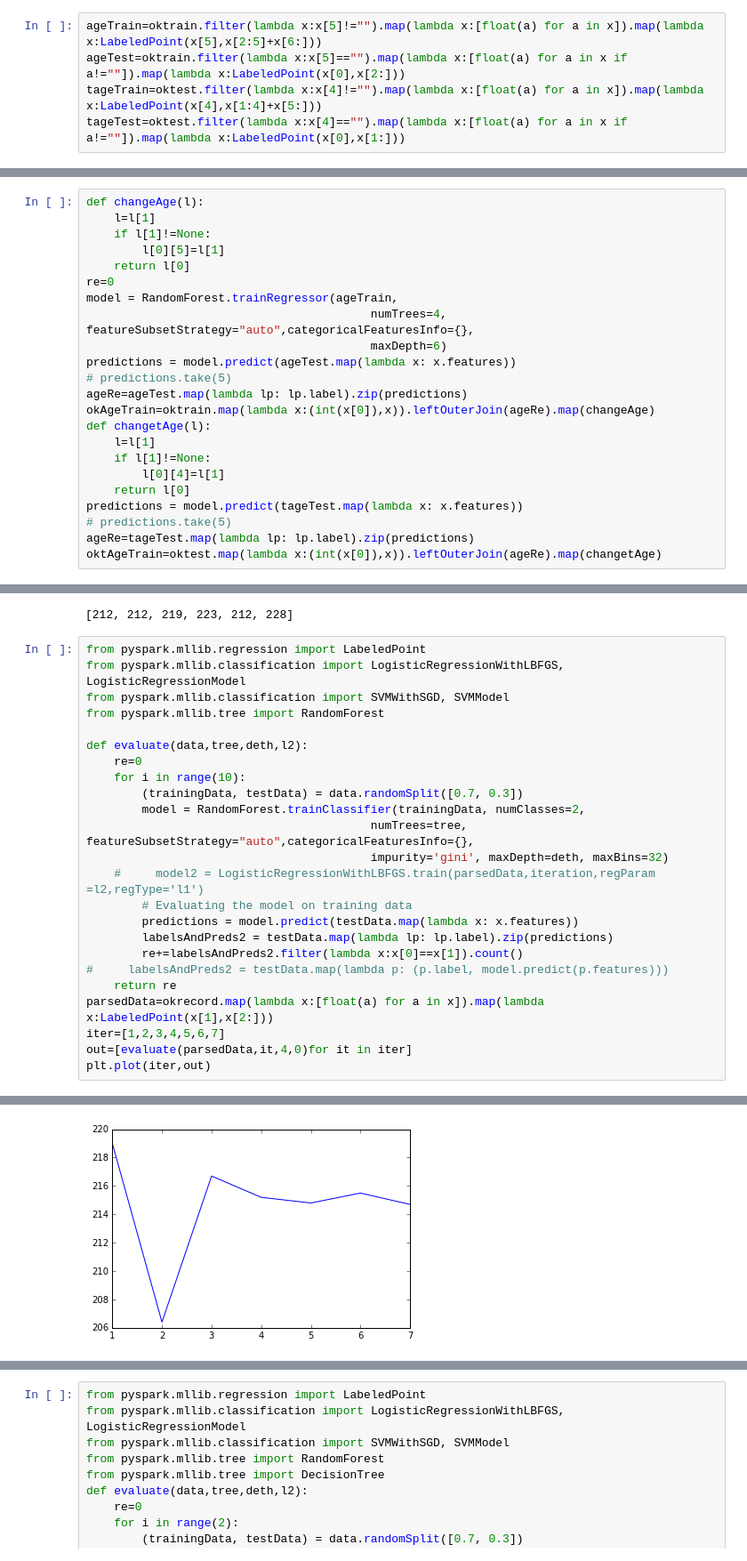
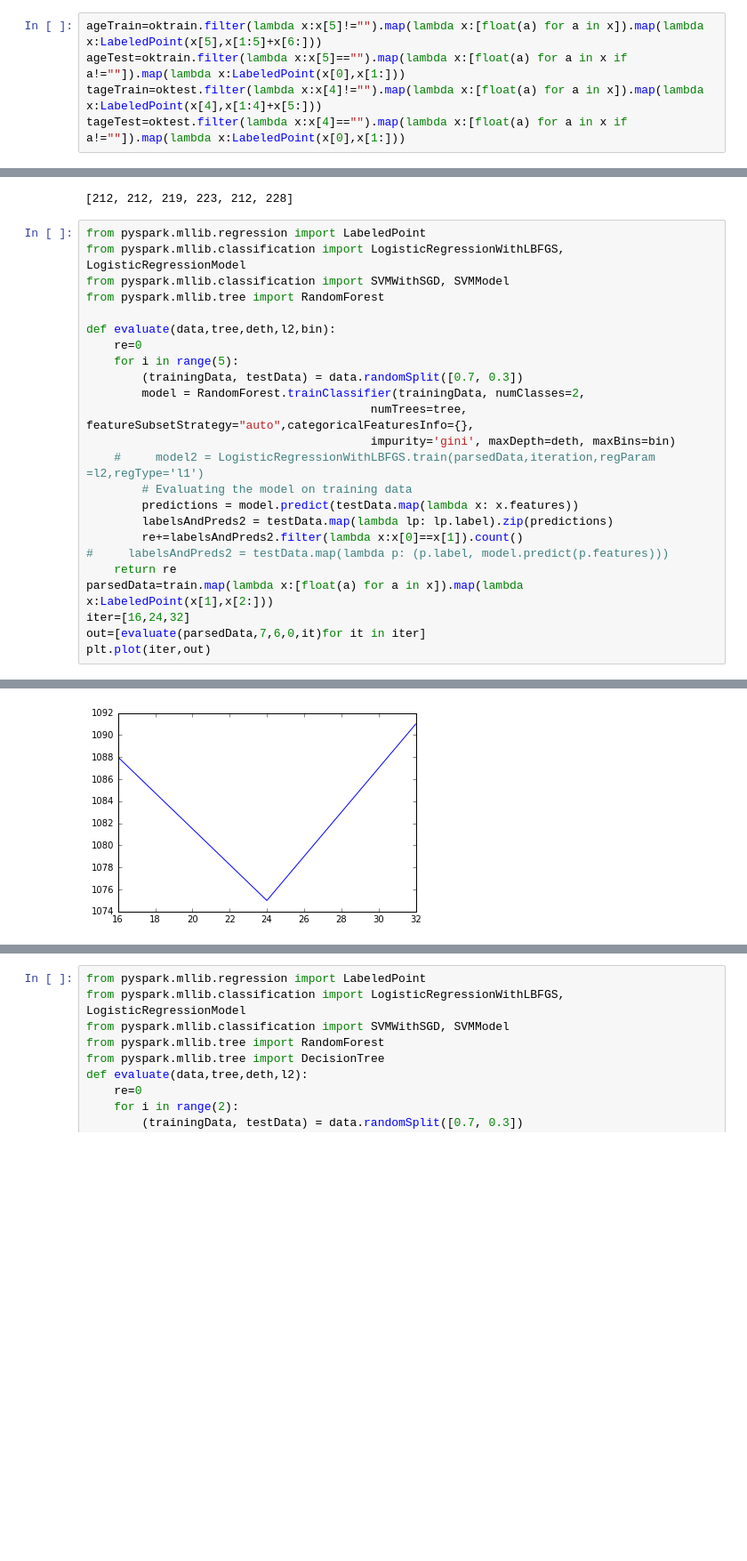
Before and after one commit to colinlzh/titanic, a Jupyter notebook: Untitled.ipynb, the cells around one changed output, grey strips where cells are left out. Shown: that part at 89% size. Drawn from its saved outputs; the diff is of its cells as text; blank space fills up the shorter version.

```diff
--- a/Untitled.ipynb
+++ b/Untitled.ipynb
@@ -39,5 +43,5 @@ oktest=testRecord.map(testStand)
 # %%
-ageTrain=oktrain.filter(lambda x:x[5]!="").map(lambda x:[float(a) for a in x]).map(lambda x:LabeledPoint(x[5],x[2:5]+x[6:]))
-ageTest=oktrain.filter(lambda x:x[5]=="").map(lambda x:[float(a) for a in x if a!=""]).map(lambda x:LabeledPoint(x[0],x[2:]))
+ageTrain=oktrain.filter(lambda x:x[5]!="").map(lambda x:[float(a) for a in x]).map(lambda x:LabeledPoint(x[5],x[1:5]+x[6:]))
+ageTest=oktrain.filter(lambda x:x[5]=="").map(lambda x:[float(a) for a in x if a!=""]).map(lambda x:LabeledPoint(x[0],x[1:]))
 tageTrain=oktest.filter(lambda x:x[4]!="").map(lambda x:[float(a) for a in x]).map(lambda x:LabeledPoint(x[4],x[1:4]+x[5:]))
 tageTest=oktest.filter(lambda x:x[4]=="").map(lambda x:[float(a) for a in x if a!=""]).map(lambda x:LabeledPoint(x[0],x[1:]))
@@ -65,26 +142,3 @@ tageTest=oktest.filter(lambda x:x[4]=="").map(lambda x:[float(a) for a in x if a
-# %%
-def changeAge(l):
-    l=l[1]
-    if l[1]!=None:
-        l[0][5]=l[1]
-    return l[0]
-re=0
-model = RandomForest.trainRegressor(ageTrain,
-                                         numTrees=4, featureSubsetStrategy="auto",categoricalFeaturesInfo={},
-                                         maxDepth=6)
-predictions = model.predict(ageTest.map(lambda x: x.features))
-# predictions.take(5)
-ageRe=ageTest.map(lambda lp: lp.label).zip(predictions)
-okAgeTrain=oktrain.map(lambda x:(int(x[0]),x)).leftOuterJoin(ageRe).map(changeAge)
-def changetAge(l):
-    l=l[1]
-    if l[1]!=None:
-        l[0][4]=l[1]
-    return l[0]
-predictions = model.predict(tageTest.map(lambda x: x.features))
-# predictions.take(5)
-ageRe=tageTest.map(lambda lp: lp.label).zip(predictions)
-oktAgeTrain=oktest.map(lambda x:(int(x[0]),x)).leftOuterJoin(ageRe).map(changetAge)
 # %%
 train=okAgeTrain
 test=oktAgeTrain
@@ -126,27 +180,27 @@ out
 # %%
 from pyspark.mllib.regression import LabeledPoint
 from pyspark.mllib.classification import LogisticRegressionWithLBFGS, LogisticRegressionModel
 from pyspark.mllib.classification import SVMWithSGD, SVMModel
 from pyspark.mllib.tree import RandomForest
 
-def evaluate(data,tree,deth,l2):
+def evaluate(data,tree,deth,l2,bin):
     re=0
-    for i in range(10):
+    for i in range(5):
         (trainingData, testData) = data.randomSplit([0.7, 0.3])
         model = RandomForest.trainClassifier(trainingData, numClasses=2,
                                          numTrees=tree, featureSubsetStrategy="auto",categoricalFeaturesInfo={},
-                                         impurity='gini', maxDepth=deth, maxBins=32)
+                                         impurity='gini', maxDepth=deth, maxBins=bin)
     #     model2 = LogisticRegressionWithLBFGS.train(parsedData,iteration,regParam =l2,regType='l1')
         # Evaluating the model on training data
         predictions = model.predict(testData.map(lambda x: x.features))
         labelsAndPreds2 = testData.map(lambda lp: lp.label).zip(predictions)
         re+=labelsAndPreds2.filter(lambda x:x[0]==x[1]).count()
 #     labelsAndPreds2 = testData.map(lambda p: (p.label, model.predict(p.features)))
     return re
-parsedData=okrecord.map(lambda x:[float(a) for a in x]).map(lambda x:LabeledPoint(x[1],x[2:]))
-iter=[1,2,3,4,5,6,7]
-out=[evaluate(parsedData,it,4,0)for it in iter]
+parsedData=train.map(lambda x:[float(a) for a in x]).map(lambda x:LabeledPoint(x[1],x[2:]))
+iter=[16,24,32]
+out=[evaluate(parsedData,7,6,0,it)for it in iter]
 plt.plot(iter,out)
 # %% [output]
 [<matplotlib.lines.Line2D at 0x...>]
-[figure, old version]
+[figure, new version]
```
Also changed, not shown: parts of 8 cells of this notebook, 1 other file.
